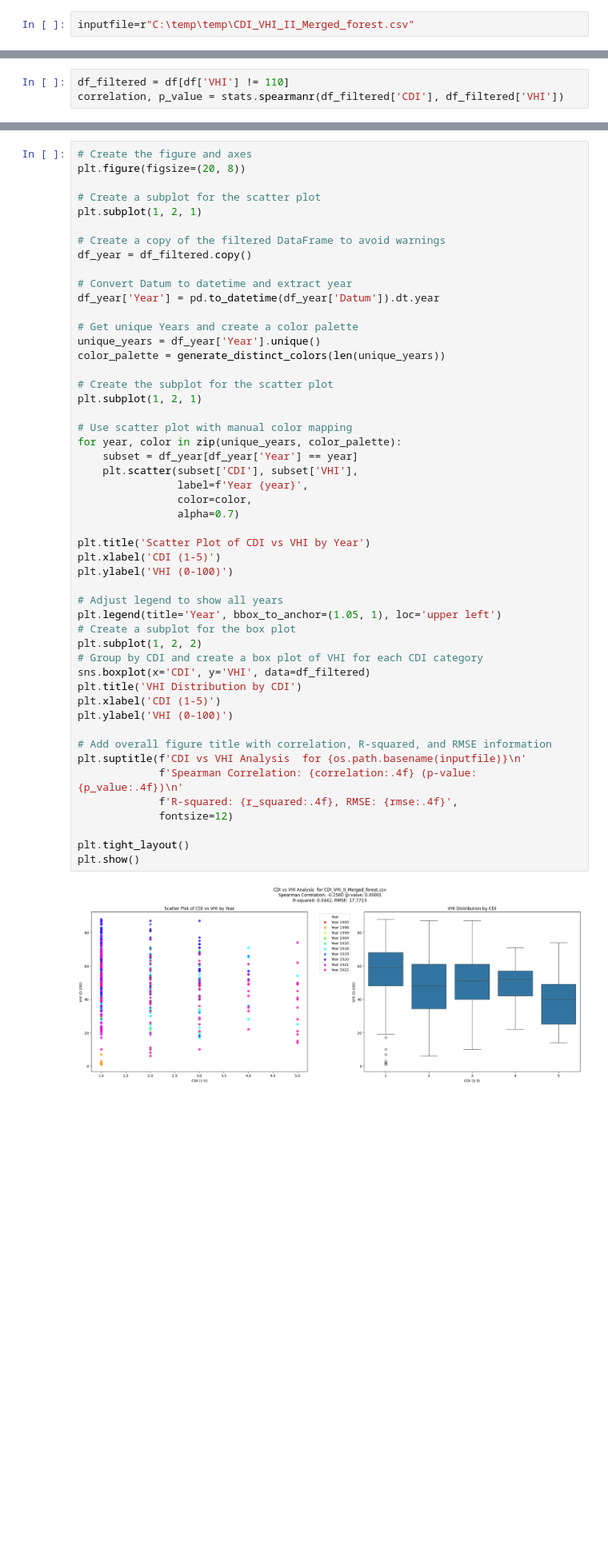
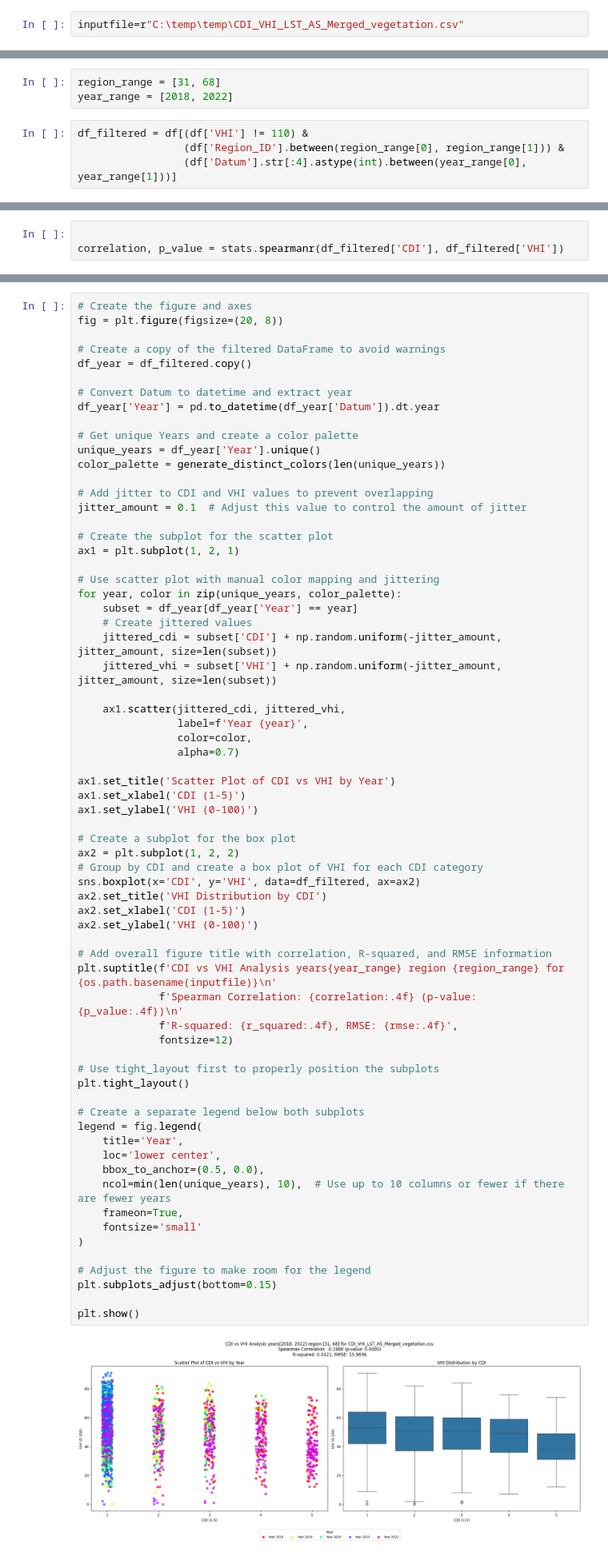
Before and after one commit to swisstopo/topo-satromo, a Jupyter notebook: main_functions/validation_VHI_CDI.ipynb, the cells around one changed output, grey strips where cells are left out. Shown at 80% size. Drawn from its saved outputs; the diff is of its cells as text; blank space fills up the shorter version.

```diff
--- a/main_functions/validation_VHI_CDI.ipynb
+++ b/main_functions/validation_VHI_CDI.ipynb
@@ -10,7 +10,7 @@ from sklearn.linear_model import LinearRegression
 from sklearn.metrics import mean_squared_error
 import os
 # %%
-inputfile=r"C:\temp\temp\CDI_VHI_II_Merged_forest.csv"
+inputfile=r"C:\temp\temp\CDI_VHI_LST_AS_Merged_vegetation.csv"
 # %% [markdown]
 Read the CSV file
 Note: Use ';' as separator since the file uses semicolon delimiter
@@ -19,7 +21,14 @@ df = pd.read_csv(inputfile, sep=';', encoding='latin-1')
+# %%
+region_range = [31, 68]
+year_range = [2018, 2022]
+# %%
+df_filtered = df[(df['VHI'] != 110) &
+                 (df['Region_ID'].between(region_range[0], region_range[1])) &
+                 (df['Datum'].str[:4].astype(int).between(year_range[0], year_range[1]))]
 # %% [markdown]
 Calculate Spearman correlation coefficient
 # %%
-df_filtered = df[df['VHI'] != 110]
+
 correlation, p_value = stats.spearmanr(df_filtered['CDI'], df_filtered['VHI'])
 # %% [markdown]
 Lienar regression
@@ -123,53 +151,70 @@ max      5.000000   88.000000
 Add Color by year
 # %%
 # Create the figure and axes
-plt.figure(figsize=(20, 8))
-
-# Create a subplot for the scatter plot
-plt.subplot(1, 2, 1)
+fig = plt.figure(figsize=(20, 8))
 
 # Create a copy of the filtered DataFrame to avoid warnings
 df_year = df_filtered.copy()
 
 # Convert Datum to datetime and extract year
 df_year['Year'] = pd.to_datetime(df_year['Datum']).dt.year
 
 # Get unique Years and create a color palette
 unique_years = df_year['Year'].unique()
 color_palette = generate_distinct_colors(len(unique_years))
 
+# Add jitter to CDI and VHI values to prevent overlapping
+jitter_amount = 0.1  # Adjust this value to control the amount of jitter
+
 # Create the subplot for the scatter plot
-plt.subplot(1, 2, 1)
+ax1 = plt.subplot(1, 2, 1)
 
-# Use scatter plot with manual color mapping
+# Use scatter plot with manual color mapping and jittering
 for year, color in zip(unique_years, color_palette):
     subset = df_year[df_year['Year'] == year]
-    plt.scatter(subset['CDI'], subset['VHI'],
+    # Create jittered values
+    jittered_cdi = subset['CDI'] + np.random.uniform(-jitter_amount, jitter_amount, size=len(subset))
+    jittered_vhi = subset['VHI'] + np.random.uniform(-jitter_amount, jitter_amount, size=len(subset))
+
+    ax1.scatter(jittered_cdi, jittered_vhi,
                 label=f'Year {year}',
                 color=color,
                 alpha=0.7)
 
-plt.title('Scatter Plot of CDI vs VHI by Year')
-plt.xlabel('CDI (1-5)')
-plt.ylabel('VHI (0-100)')
+ax1.set_title('Scatter Plot of CDI vs VHI by Year')
+ax1.set_xlabel('CDI (1-5)')
+ax1.set_ylabel('VHI (0-100)')
 
-# Adjust legend to show all years
-plt.legend(title='Year', bbox_to_anchor=(1.05, 1), loc='upper left')
 # Create a subplot for the box plot
-plt.subplot(1, 2, 2)
+ax2 = plt.subplot(1, 2, 2)
 # Group by CDI and create a box plot of VHI for each CDI category
-sns.boxplot(x='CDI', y='VHI', data=df_filtered)
-plt.title('VHI Distribution by CDI')
-plt.xlabel('CDI (1-5)')
-plt.ylabel('VHI (0-100)')
+sns.boxplot(x='CDI', y='VHI', data=df_filtered, ax=ax2)
+ax2.set_title('VHI Distribution by CDI')
+ax2.set_xlabel('CDI (1-5)')
+ax2.set_ylabel('VHI (0-100)')
 
 # Add overall figure title with correlation, R-squared, and RMSE information
-plt.suptitle(f'CDI vs VHI Analysis  for {os.path.basename(inputfile)}\n'
+plt.suptitle(f'CDI vs VHI Analysis years{year_range} region {region_range} for {os.path.basename(inputfile)}\n'
              f'Spearman Correlation: {correlation:.4f} (p-value: {p_value:.4f})\n'
              f'R-squared: {r_squared:.4f}, RMSE: {rmse:.4f}',
              fontsize=12)
 
+# Use tight_layout first to properly position the subplots
 plt.tight_layout()
+
+# Create a separate legend below both subplots
+legend = fig.legend(
+    title='Year',
+    loc='lower center',
+    bbox_to_anchor=(0.5, 0.0),
+    ncol=min(len(unique_years), 10),  # Use up to 10 columns or fewer if there are fewer years
+    frameon=True,
+    fontsize='small'
+)
+
+# Adjust the figure to make room for the legend
+plt.subplots_adjust(bottom=0.15)
+
 plt.show()
 # %% [output]
-[figure, old version]
+[figure, new version]
```
Also changed, not shown: parts of 5 cells of this notebook, 2 other files.
